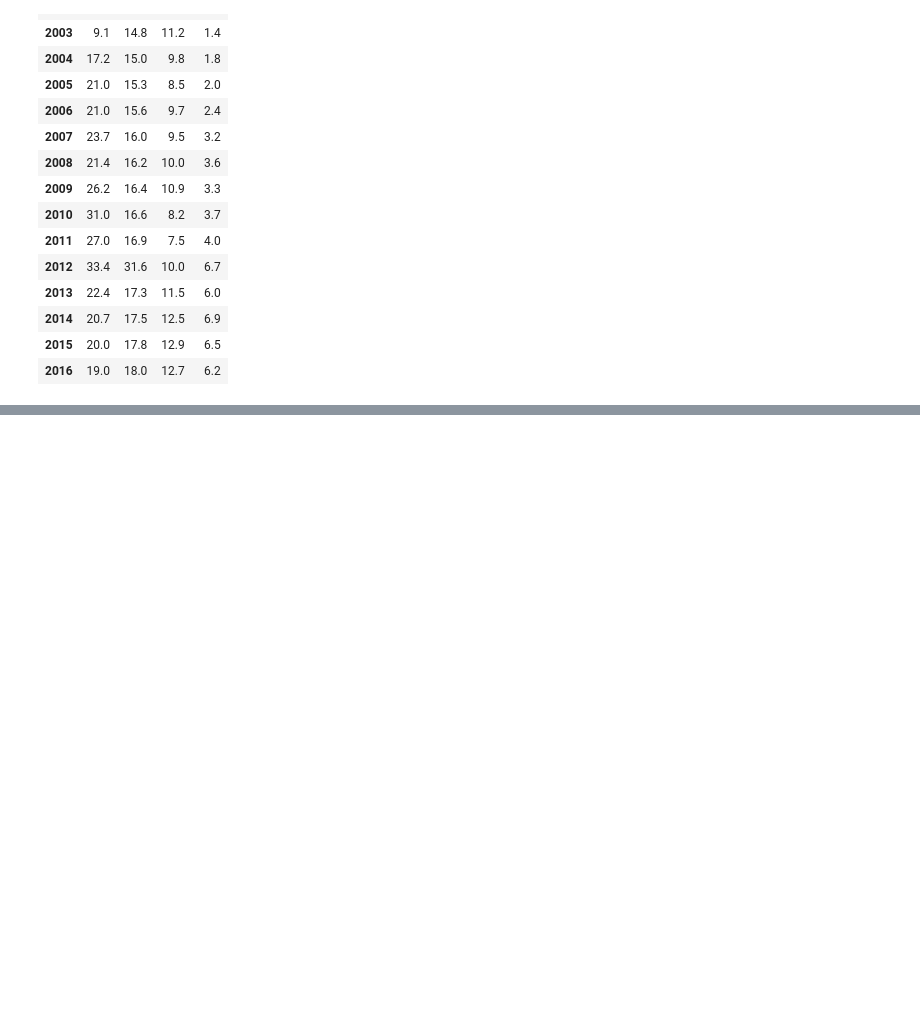
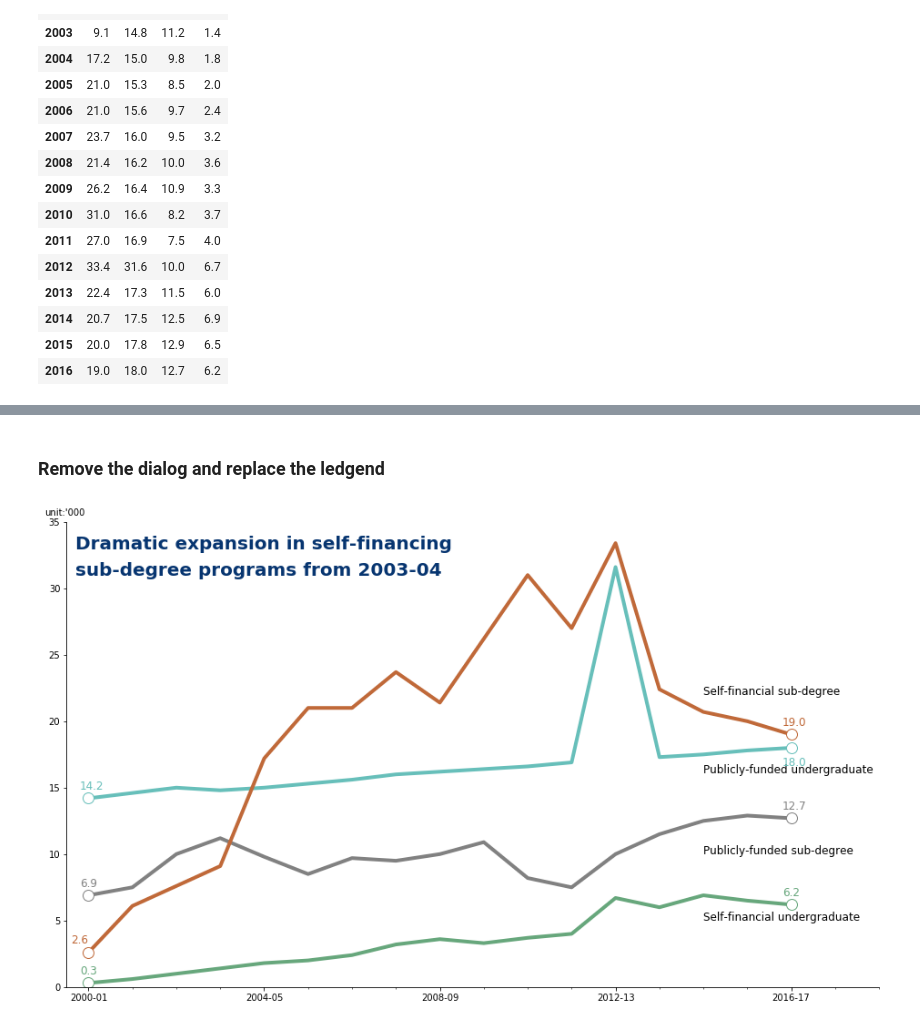
Before and after one commit to HarryZhao2000/HK_student, a Jupyter notebook: project2.ipynb, the cells around one changed output, grey strips where cells are left out. Cells and saved outputs as stored; diff of their text form; code cells hidden in the pictures; blank space fills up the shorter version.

```diff
--- a/project2.ipynb
+++ b/project2.ipynb
@@ -105,0 +279,62 @@ plt.show()
+# %% [markdown]
+### Remove the dialog and replace the ledgend
+# %%
+# Draw the lines
+fig, ax=plt.subplots(figsize=(16, 9.4))
+ax.plot(data.PFU, color='#67BFBA',linewidth=4)
+ax.plot(data.PFS, color='#818181',linewidth=4)
+ax.plot(data.SFS, color='#C06939',linewidth=4)
+ax.plot(data.SFU, color='#67A77C',linewidth=4)
+
+# Remove the top and right spines
+ax.spines['top'].set_visible(False)
+ax.spines['right'].set_visible(False)
+
+# Draw the title
+plt.ylim((0,35))
+ax.text(1999.7,33,'Dramatic expansion in self-financing',fontdict=dict(fontsize=20,
+                                                                       color='#073570',
+                                                                       family='Arial Narrow',
+                                                                       weight='bold'))
+ax.text(1999.7,31,'sub-degree programs from 2003-04',fontdict=dict(fontsize=20,
+                                                                   color='#073570',
+                                                                   family='Arial Narrow',
+                                                                   weight='bold'))
+
+#draw the ledgends at the tail of each line
+ax.text(2014,22,"Self-financial sub-degree",fontdict=dict(fontsize=12,family='Arial Narrow'))
+ax.text(2014,16.1,"Publicly-funded undergraduate",fontdict=dict(fontsize=12,family='Arial Narrow'))
+ax.text(2014,10,"Publicly-funded sub-degree",fontdict=dict(fontsize=12,family='Arial Narrow'))
+ax.text(2014,5,"Self-financial undergraduate",fontdict=dict(fontsize=12,family='Arial Narrow'))
+
+# Draw the start points
+ax.plot(2000,0.3,marker='o',color='#67A77C',markerfacecolor='w',ms=12)
+ax.text(1999.8,1,'0.3',fontdict=dict(fontsize=12,color='#67A77C',family='Arial Narrow'))
+ax.plot(2000,2.6,marker='o',color='#C06939',markerfacecolor='w',ms=12)
+ax.text(1999.6,3.3,'2.6',fontdict=dict(fontsize=12,color='#C06939',family='Arial Narrow'))
+ax.plot(2000,14.2,marker='o',color='#67BFBA',markerfacecolor='w',ms=12)
+ax.text(1999.8,14.9,'14.2',fontdict=dict(fontsize=12,color='#67BFBA',family='Arial Narrow'))
+ax.plot(2000,6.9,marker='o',color='#818181',markerfacecolor='w',ms=12)
+ax.text(1999.8,7.6,'6.9',fontdict=dict(fontsize=12,color='#818181',family='Arial Narrow'))
+
+# Draw the end points
+ax.plot(2016,6.2,marker='o',color='#67A77C',markerfacecolor='w',ms=12)
+ax.text(2015.8,6.9,'6.2',fontdict=dict(fontsize=12,color='#67A77C',family='Arial Narrow'))
+ax.plot(2016,19,marker='o',color='#C06939',markerfacecolor='w',ms=12)
+ax.text(2015.8,19.7,'19.0',fontdict=dict(fontsize=12,color='#C06939',family='Arial Narrow'))
+ax.plot(2016,18,marker='o',color='#67BFBA',markerfacecolor='w',ms=12)
+ax.text(2015.8,16.7,'18.0',fontdict=dict(fontsize=12,color='#67BFBA',family='Arial Narrow'))
+ax.plot(2016,12.7,marker='o',color='#818181',markerfacecolor='w',ms=12)
+ax.text(2015.8,13.4,'12.7',fontdict=dict(fontsize=12,color='#818181',family='Arial Narrow'))
+ax.text(1999,35.5,"unit:'000")
+
+# Set ticks and show the diagram
+my_x_ticks = np.arange(2000,2017, 4)
+plt.xlim((1999.5,2018))
+plt.xticks(my_x_ticks)
+ax.set_xticklabels(('2000-01','2004-05','2008-09', '2012-13', '2016-17'))
+xminorLocator = MultipleLocator(1)
+ax.xaxis.set_minor_locator(xminorLocator)
+plt.show()
+# %% [output]
+[figure, added]
```
Also changed, not shown: parts of 20 cells of this notebook.
